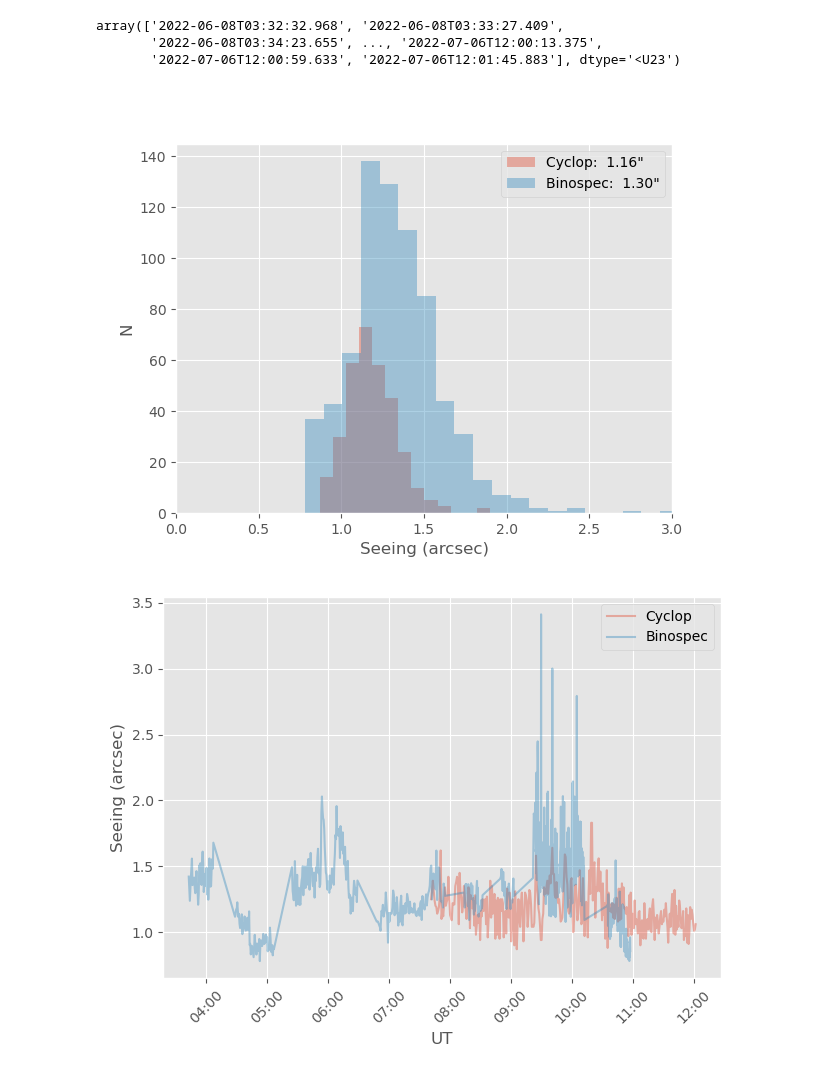
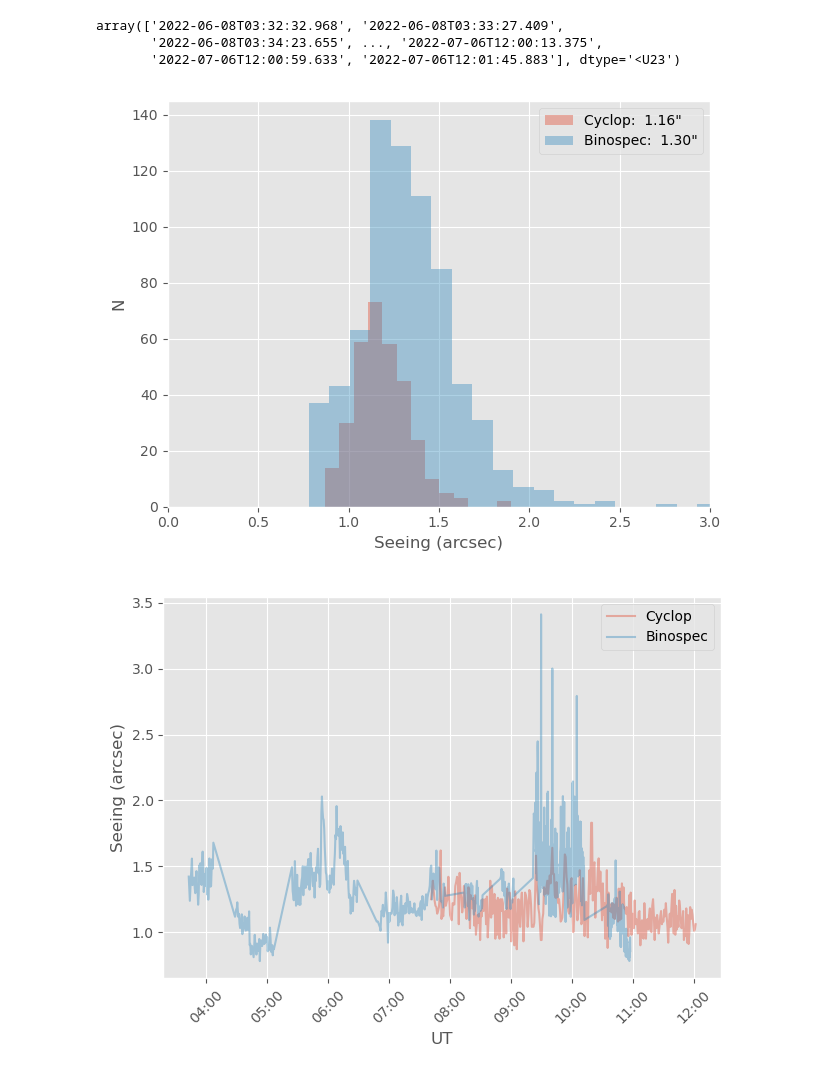
Before and after one commit to MMTObservatory/minicyclop, a Jupyter notebook: notebooks/dev.ipynb, the cells around one changed output. Cells and saved outputs as stored; diff of their text form; code cells hidden in the pictures.

```diff
--- a/notebooks/dev.ipynb
+++ b/notebooks/dev.ipynb
@@ -45,19 +45,20 @@ df.to_csv("cyclop.csv")
 # %%
 jul6 = df.loc['2022-07-06']
 fig = plt.figure()
 c_med = np.median(jul6['seeing'])
 b_med = np.median(bino['seeing'])
 with plt.style.context('ggplot'):
     hist(jul6['seeing'], bins='scott', histtype='stepfilled', alpha=0.4, label=f"Cyclop: {c_med: .2f}\"")
     hist(bino['seeing'], bins='scott', histtype='stepfilled', alpha=0.4, label=f"Binospec: {b_med: .2f}\"")
     plt.xlabel("Seeing (arcsec)")
     plt.ylabel("N")
     plt.xlim([0.0, 3.0])
     plt.legend()
+    plt.tight_layout()
 plt.savefig("cyc_bino_hist_20220706.pdf")
 plt.show()
 # %% [output]
-[figure, old version]
+[figure, new version]
 # %%
 with plt.style.context('ggplot'):
     fig, ax = plt.subplots()
```
